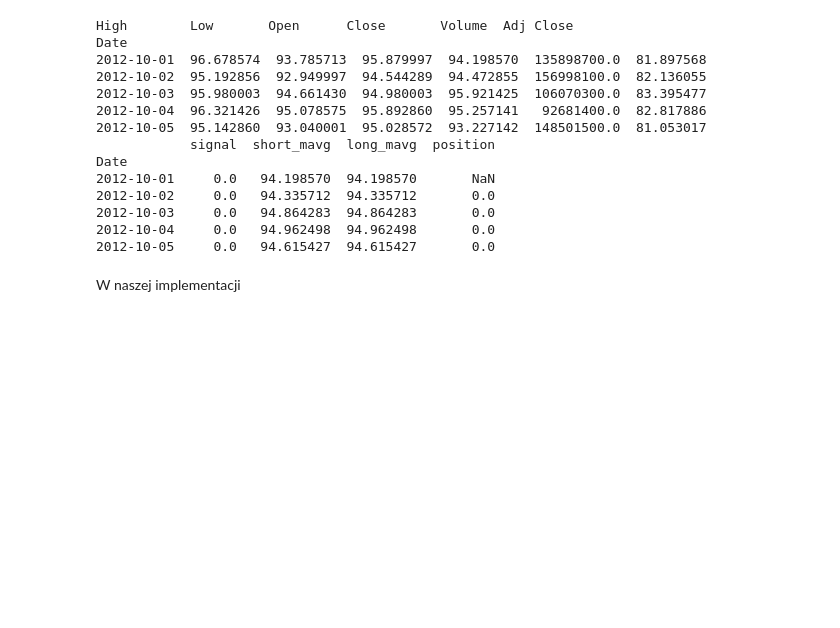
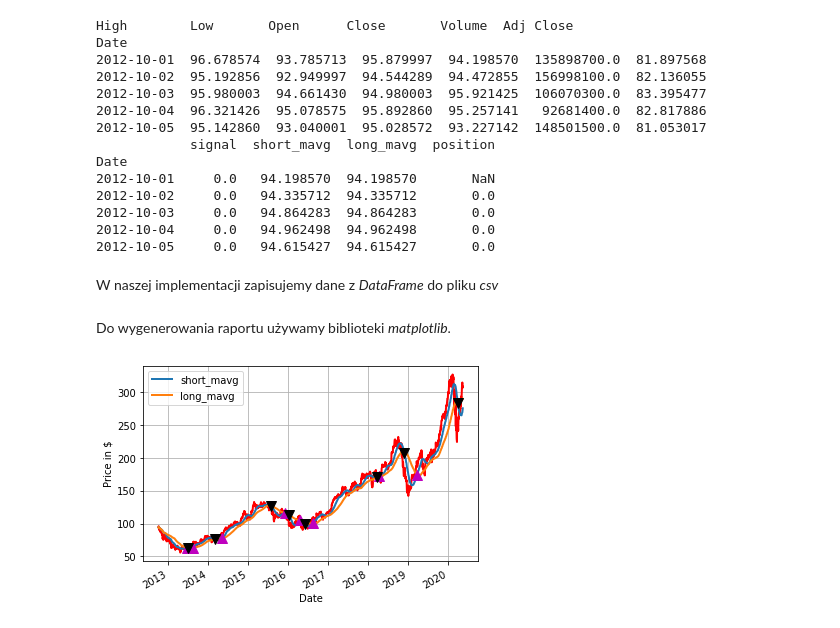
Before and after one commit to oskop123/Trading_Bot, a Jupyter notebook: MocingAverageCrossoverStrategy.ipynb, the cells around one changed output. Saved outputs shown, nothing was run; the diff lists cells and outputs as text; code cells hidden in the pictures; blank space fills up the shorter version.

```diff
--- a/MocingAverageCrossoverStrategy.ipynb
+++ b/MocingAverageCrossoverStrategy.ipynb
@@ -109,4 +109,4 @@ Date
 2012-10-04     0.0   94.962498  94.962498       0.0
 2012-10-05     0.0   94.615427  94.615427       0.0
 # %% [markdown]
-W naszej implementacji
+W naszej implementacji zapisujemy dane z *DataFrame* do pliku *csv*
@@ -112,0 +115,2 @@ W naszej implementacji
+# %% [markdown]
+Do wygenerowania raportu używamy biblioteki *matplotlib*.
@@ -112,0 +134,23 @@ W naszej implementacji
+# %%
+# Plot
+# Init. the figure
+fig = plt.figure()
+
+# Add a subplot anad label for y-axis
+ax1 = fig.add_subplot(111, ylabel='Price in $')
+
+# Plot the closing price
+aapl['Close'].plot(ax=ax1, color='r', lw=2.)
+
+# Plot the short and long moving averages
+signals[['short_mavg', 'long_mavg']].plot(ax=ax1, lw=2., grid=True)
+
+# Plot the buy signals
+ax1.plot(signals.loc[signals.position == 1.0].index, signals.short_mavg[signals.position == 1.0], '^', markersize=10, color='m')
+
+# Plot the sell signals
+ax1.plot(signals.loc[signals.position == -1.0].index, signals.short_mavg[signals.position == -1.0], 'v', markersize=10, color='k')
+
+plt.show()
+# %% [output]
+[figure, added]
```
Also changed, not shown: parts of 2 cells of this notebook.
